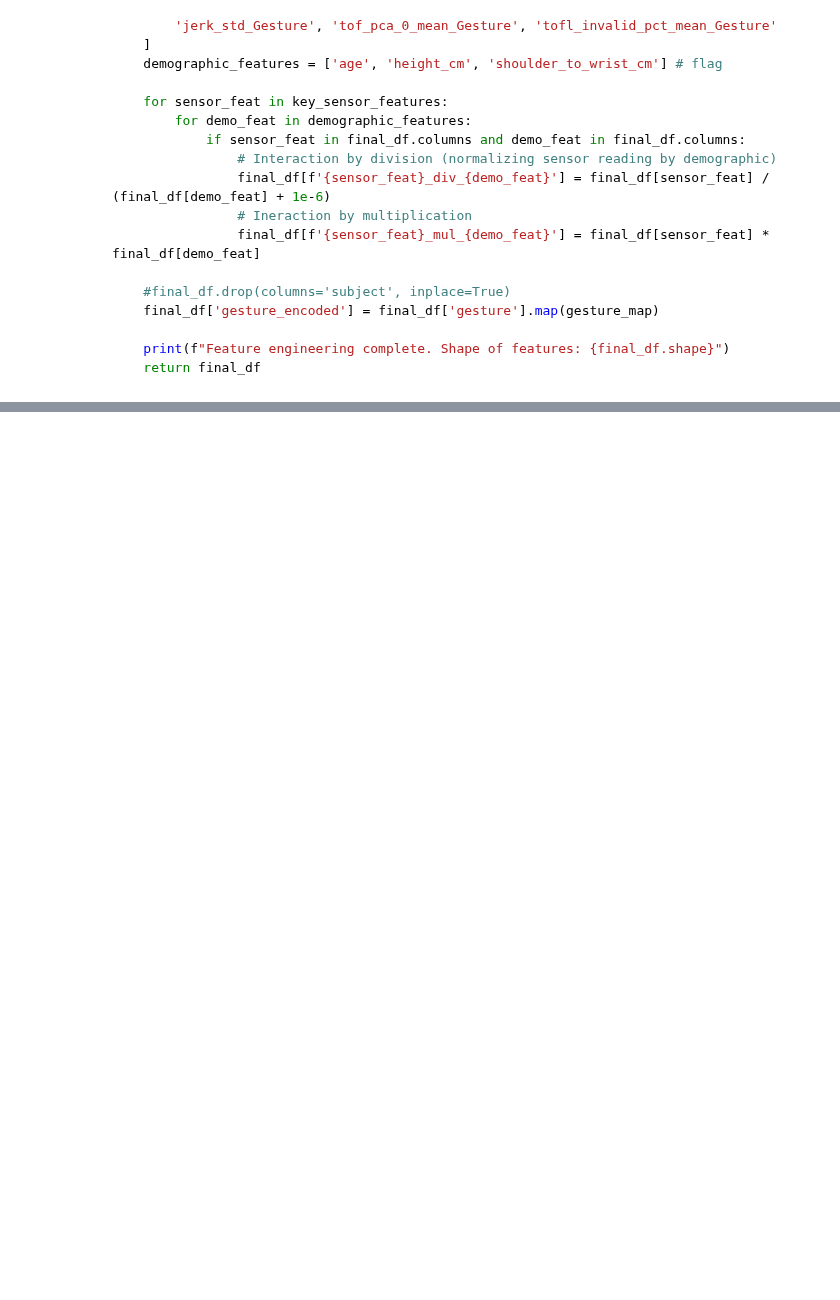
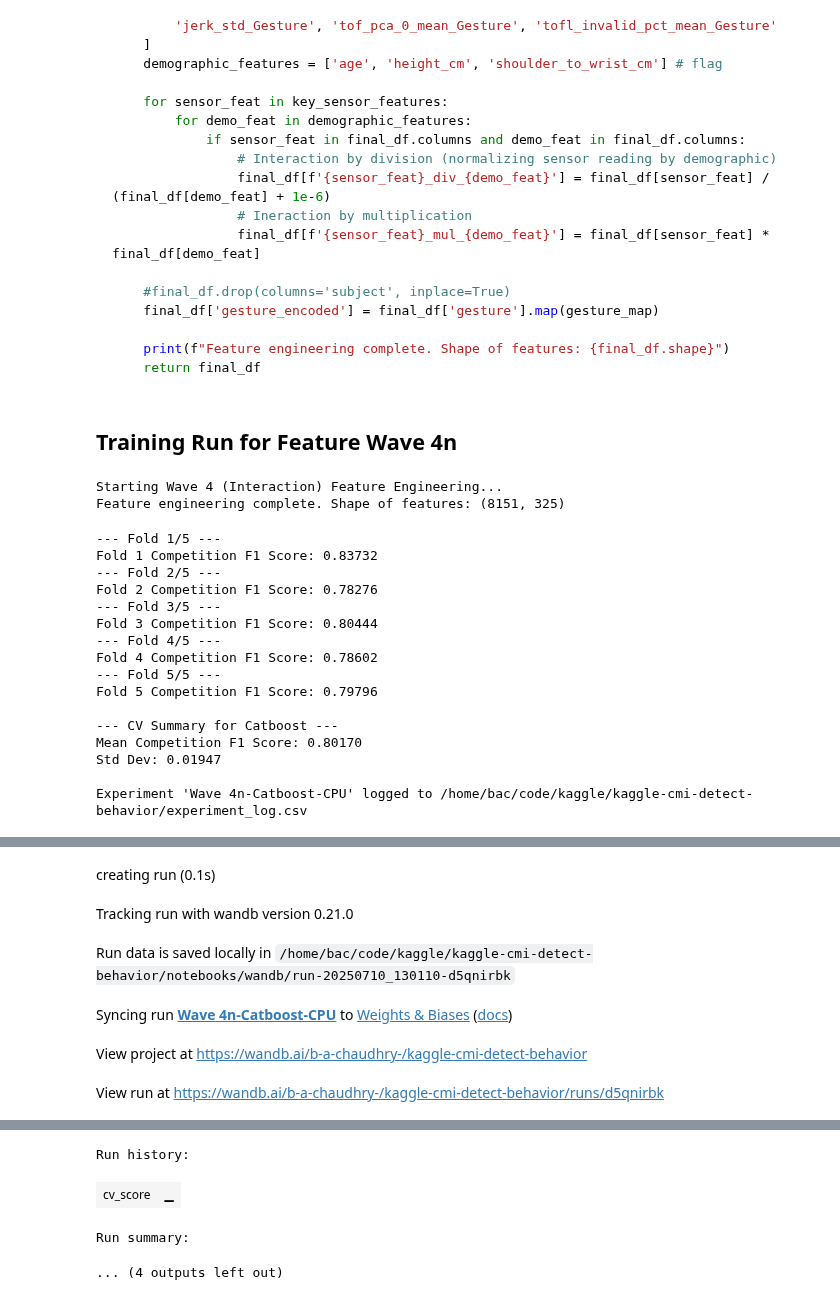
Before and after one commit to bachaudhry/kaggle-cmi-detect-behavior, a Jupyter notebook: notebooks/04-iteration-tuning.ipynb, the cells around one changed output, grey strips where cells are left out. Drawn from its saved outputs; the diff is of its cells as text; code cells hidden in the pictures; blank space fills up the shorter version.

```diff
--- a/notebooks/04-iteration-tuning.ipynb
+++ b/notebooks/04-iteration-tuning.ipynb
@@ -244,3 +251,10 @@ def calculate_permutation_importance(model, X_val, y_val, top_n=50):
     plt.tight_layout()
     plt.show()
     return perm_imp_df
+# %% [markdown]
+## Training Run for Feature Wave 4n
+# %%
+features_df = create_wave4n_features(train_df)
+# %% [output]
+Starting Wave 4 (Interaction) Feature Engineering...
+Feature engineering complete. Shape of features: (8151, 325)
@@ -246,0 +279,49 @@ def calculate_permutation_importance(model, X_val, y_val, top_n=50):
+# %%
+# Train and evaluate.
+fold_scores = []
+cv = StratifiedGroupKFold(n_splits=N_SPLITS, shuffle=True, random_state=SEED)
+for fold, (train_idx, val_idx) in enumerate(cv.split(X, y, groups)):
+    print(f"--- Fold {fold+1}/{N_SPLITS} ---")
+
+    X_train, y_train = X.iloc[train_idx], y.iloc[train_idx]
+    X_val, y_val = X.iloc[val_idx], y.iloc[val_idx]
+
+    model = cat.CatBoostClassifier(**params)
+    model.fit(X_train, y_train, eval_set=[(X_val, y_val)], early_stopping_rounds=100)
+
+    # Predict on validation set
+    val_preds_proba = model.predict_proba(X_val)
+
+    # Evaluate fold performance using the official metric
+    fold_score = average_f1_score(y_val, val_preds_proba)
+    fold_scores.append(fold_score)
+    print(f"Fold {fold+1} Competition F1 Score: {fold_score:.5f}")
+
+# --- Final Score and Logging ---
+mean_cv_score = np.mean(fold_scores)
+print(f"\n--- CV Summary for {MODEL_NAME} ---")
+print(f"Mean Competition F1 Score: {mean_cv_score:.5f}")
+print(f"Std Dev: {np.std(fold_scores):.5f}\n")
+
+tracker.log_experiment(
+    experiment_name=EXPERIMENT_NAME, model_name=MODEL_NAME, feature_wave=FEATURE_WAVE,
+    cv_score=mean_cv_score, params=params,
+    notes="Evaluating Wave-4n baseline - Wave 3a+interaction features + flagged changes"
+)
+# %% [output]
+--- Fold 1/5 ---
+Fold 1 Competition F1 Score: 0.83732
+--- Fold 2/5 ---
+Fold 2 Competition F1 Score: 0.78276
+--- Fold 3/5 ---
+Fold 3 Competition F1 Score: 0.80444
+--- Fold 4/5 ---
+Fold 4 Competition F1 Score: 0.78602
+--- Fold 5/5 ---
+Fold 5 Competition F1 Score: 0.79796
+
+--- CV Summary for Catboost ---
+Mean Competition F1 Score: 0.80170
+Std Dev: 0.01947
+
+Experiment 'Wave 4n-Catboost-CPU' logged to /home/bac/code/kaggle/kaggle-cmi-detect-behavior/experiment_log.csv
@@ -246,0 +330,6 @@ def calculate_permutation_importance(model, X_val, y_val, top_n=50):
+creating run (0.1s)
+Tracking run with wandb version 0.21.0
+Run data is saved locally in /home/bac/code/kaggle/kaggle-cmi-detect-behavior/notebooks/wandb/run-20250710_130110-d5qnirbk
+Syncing run Wave 4n-Catboost-CPU to Weights & Biases (docs)
+View project at https://wandb.ai/b-a-chaudhry-/kaggle-cmi-detect-behavior
+View run at https://wandb.ai/b-a-chaudhry-/kaggle-cmi-detect-behavior/runs/d5qnirbk
@@ -246,0 +337,4 @@ def calculate_permutation_importance(model, X_val, y_val, top_n=50):
+Run history:
+| cv_score | ▁ |
+Run summary:
+... (4 outputs left out)
```
Also changed, not shown: parts of 8 cells of this notebook.
